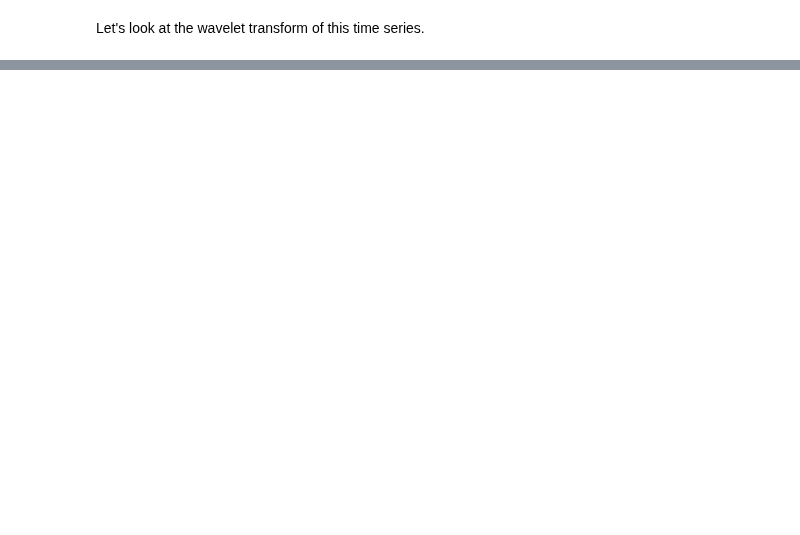
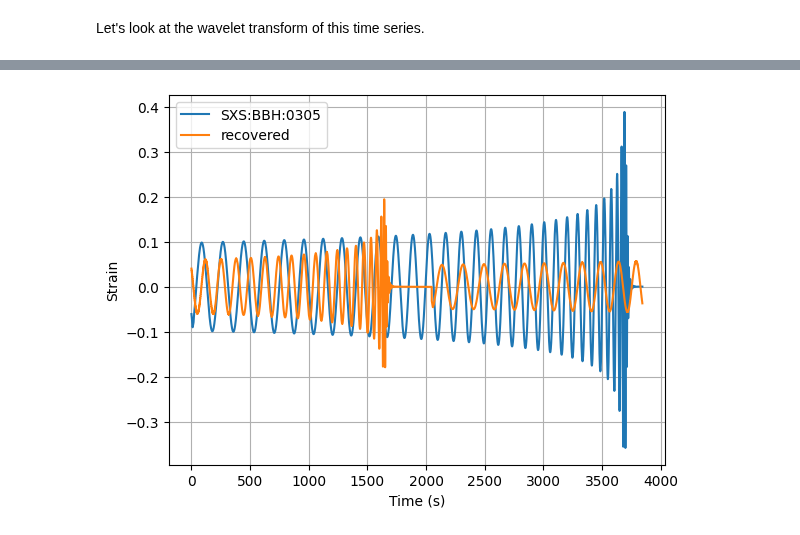
Before and after one commit to cjm96/WDM_GW_wavelets, a Jupyter notebook: examples/getting_started.ipynb, the cells around one changed output, grey strips where cells are left out. Saved outputs shown, nothing was run; the diff lists cells and outputs as text; code cells hidden in the pictures; blank space fills up the shorter version.

```diff
--- a/examples/getting_started.ipynb
+++ b/examples/getting_started.ipynb
@@ -50,9 +50,13 @@ plt.show()
+# %%
+x_recovered = wdm.inverse_transform_fast(w)
 # %%
 fig, ax = plt.subplots()
-ax.plot(time, strain, label='SXS:BBH:0305')
-ax.plot(time, x_recovered, label='recovered')
+ax.plot(time, re_strain, label='SXS:BBH:0305')
+ax.plot(time, x_recovered[mask], label='recovered')
 ax.set_xlabel('Time (s)')
 ax.set_ylabel('Strain')
 ax.legend()
 ax.grid()
 plt.show()
+# %% [output]
+[figure, added]
```
Also changed, not shown: parts of 6 cells of this notebook, 2 other files.
